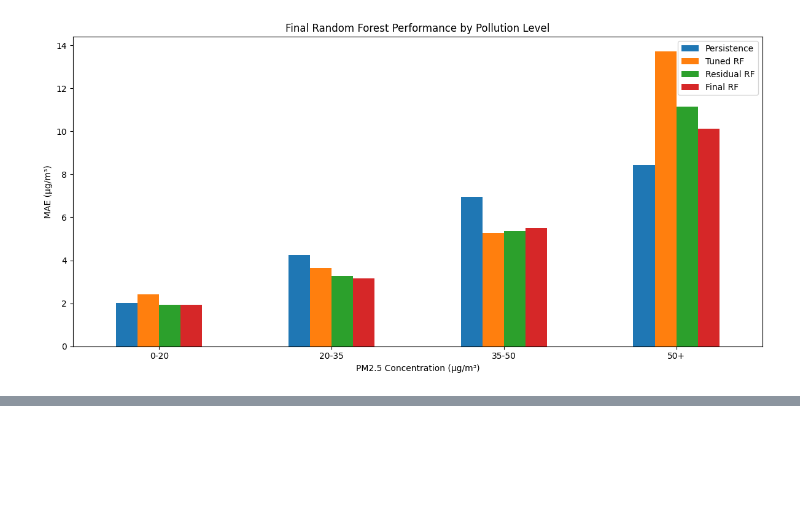
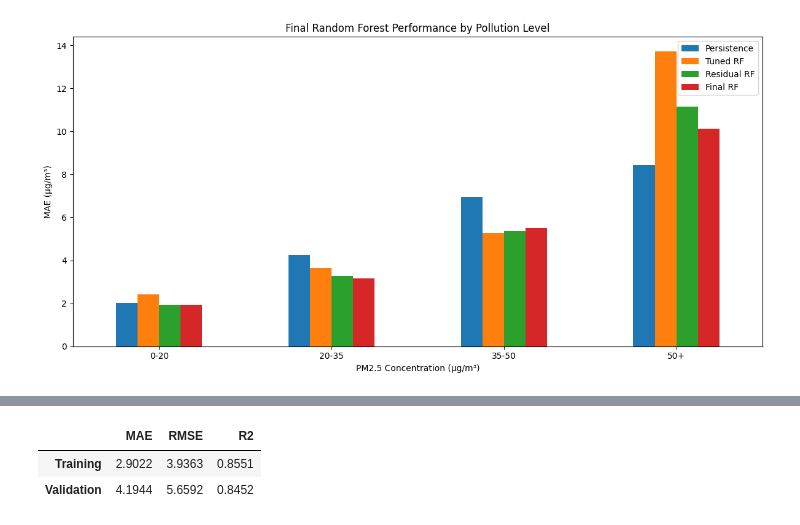
Before and after one commit to mapadeawdai/PM2.5_Prediction, a Jupyter notebook: main.ipynb, the cells around one changed output, grey strips where cells are left out. Cells and saved outputs as stored; diff of their text form; code cells hidden in the pictures; blank space fills up the shorter version.

```diff
--- a/main.ipynb
+++ b/main.ipynb
@@ -2729,0 +2950,26 @@ dtype: int64
+# %%
+def evaluate_model(y_true, y_pred):
+
+    return {
+        "MAE": mean_absolute_error(y_true, y_pred),
+
+        "RMSE": np.sqrt(
+            mean_squared_error(y_true, y_pred)
+        ),
+
+        "R2": r2_score(y_true, y_pred)
+    }
+
+mlp_results = pd.DataFrame(
+    [
+        evaluate_model(y_train, mlp_train_pred),
+        evaluate_model(y_val, mlp_val_pred)
+    ],
+    index=["Training", "Validation"]
+)
+
+display(mlp_results.round(4))
+# %% [output]
+|  | MAE | RMSE | R2 |
+| Training | 2.9022 | 3.9363 | 0.8551 |
+| Validation | 4.1944 | 5.6592 | 0.8452 |
```
Also changed, not shown: parts of 9 cells of this notebook.
